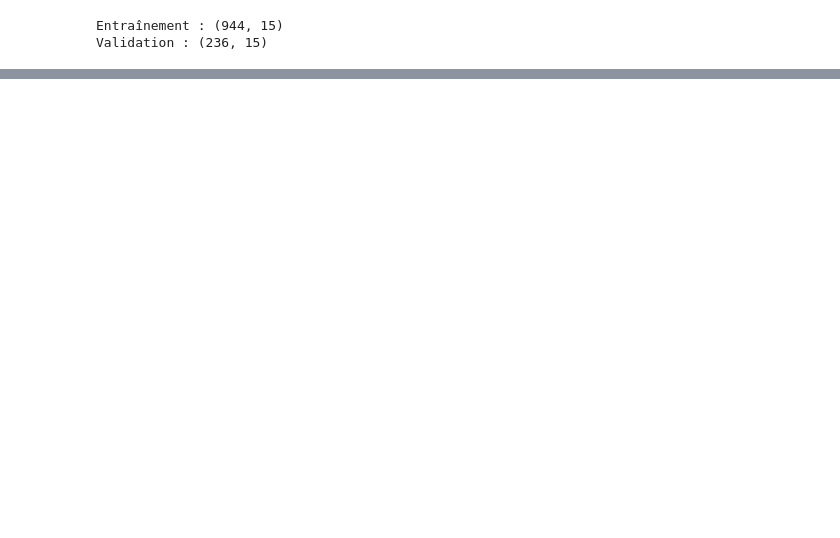
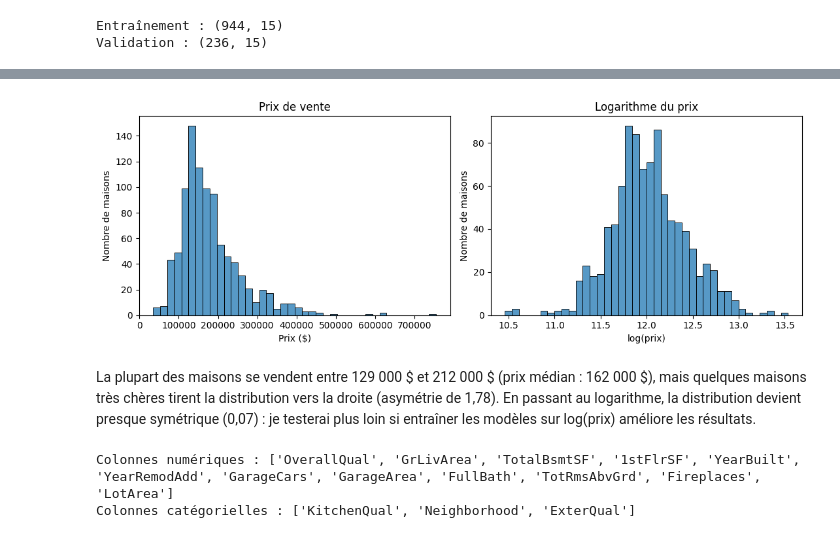
Before and after one commit to MedALI5947/prediction-prix-immobilier, a Jupyter notebook: analyse.ipynb, the cells around one changed output, grey strips where cells are left out. Cells and saved outputs as stored; diff of their text form; code cells hidden in the pictures; blank space fills up the shorter version.

```diff
--- a/analyse.ipynb
+++ b/analyse.ipynb
@@ -447,0 +67,9 @@ Les deux calculs concordent : True
+# %%
+X = train.drop(columns="SalePrice")
+y = train["SalePrice"]
+
+# 80 % pour l'entraînement, 20 % pour la validation
+X_train, X_val, y_train, y_val = train_test_split(X, y, test_size=0.2, random_state=42)
+
+print("Entraînement :", X_train.shape)
+print("Validation :", X_val.shape)
@@ -447,0 +101,27 @@ Les deux calculs concordent : True
+# %%
+fig, axes = plt.subplots(1, 2, figsize=(11, 4))
+
+sns.histplot(x=y_train, bins=40, ax=axes[0])
+axes[0].set(title="Prix de vente", xlabel="Prix ($)", ylabel="Nombre de maisons")
+
+sns.histplot(x=log_prix, bins=40, ax=axes[1])
+axes[1].set(title="Logarithme du prix", xlabel="log(prix)", ylabel="Nombre de maisons")
+
+plt.tight_layout()
+plt.show()
+# %% [output]
+[figure, added]
+# %% [markdown]
+La plupart des maisons se vendent entre 129 000 \$ et 212 000 \$ (prix médian : 162 000 \$),
+mais quelques maisons très chères tirent la distribution vers la droite (asymétrie de 1,78).
+En passant au logarithme, la distribution devient presque symétrique (0,07) :
+je testerai plus loin si entraîner les modèles sur log(prix) améliore les résultats.
+# %%
+colonnes_numeriques = X_train.select_dtypes(include="number").columns.tolist()
+colonnes_categorielles = X_train.select_dtypes(exclude="number").columns.tolist()
+
+print("Colonnes numériques :", colonnes_numeriques)
+print("Colonnes catégorielles :", colonnes_categorielles)
+# %% [output]
+Colonnes numériques : ['OverallQual', 'GrLivArea', 'TotalBsmtSF', '1stFlrSF', 'YearBuilt', 'YearRemodAdd', 'GarageCars', 'GarageArea', 'FullBath', 'TotRmsAbvGrd', 'Fireplaces', 'LotArea']
+Colonnes catégorielles : ['KitchenQual', 'Neighborhood', 'ExterQual']
```
Also changed, not shown: parts of 65 cells of this notebook, 3 other files.
